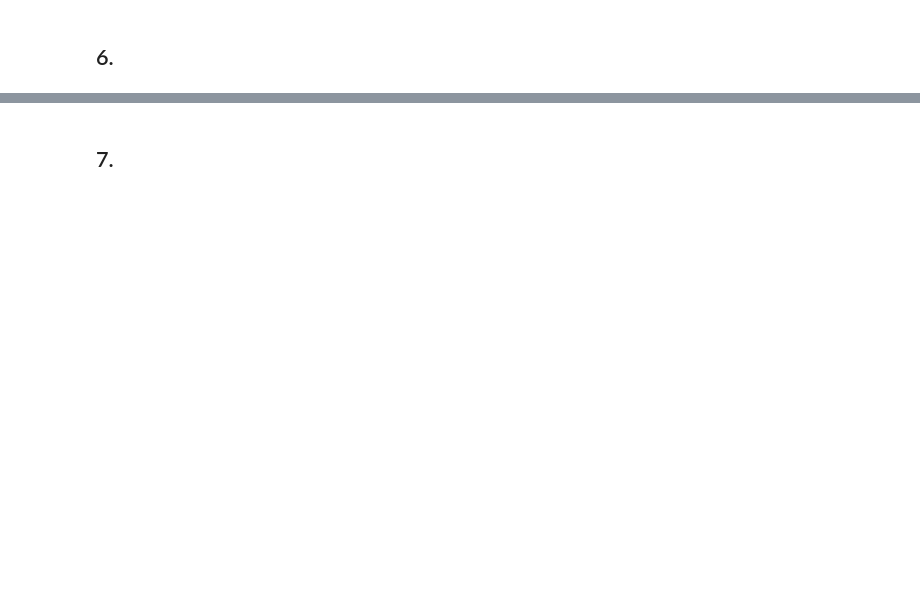
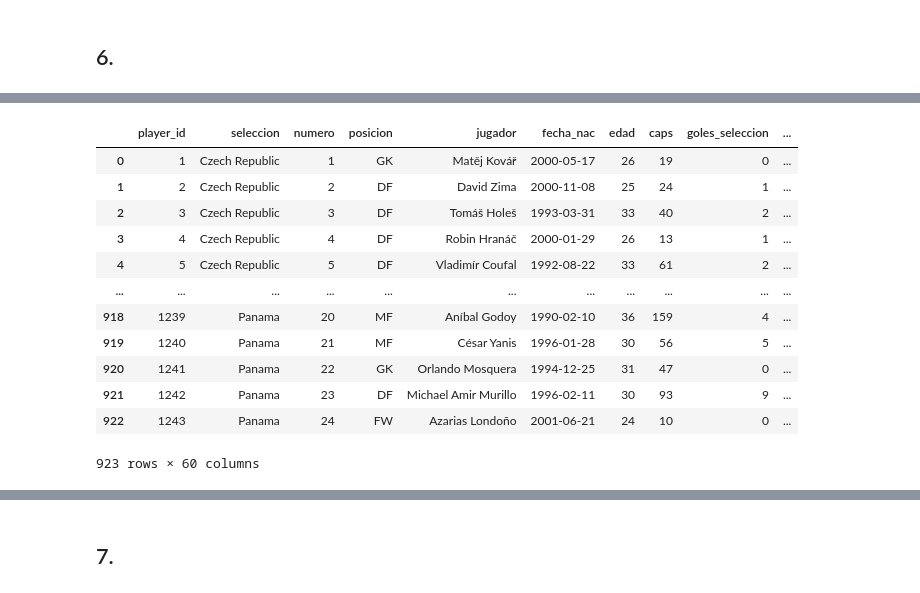
Before and after one commit to vinpalonsky/tp-labo-de-datos, a Jupyter notebook: ejercicio1.ipynb, the cells around one changed output, grey strips where cells are left out. Saved outputs shown, nothing was run; the diff lists cells and outputs as text; code cells hidden in the pictures; blank space fills up the shorter version.

```diff
--- a/ejercicio1.ipynb
+++ b/ejercicio1.ipynb
@@ -79,7 +78,5 @@ El rango etario dominante es entre 24 y 30 años
 # %%
-df_rango_etario = df_jugadores.copy() # Crear una copia del DataFrame para trabajar con el rango etario
-
-rango_etario = lambda edad: "A" if edad < 24 else ("B" if edad <= 30 else "C")
-df_rango_etario["rango_etario"] = [rango_etario(edad) for edad in df_rango_etario["edad"]]
-df_rango_etario.rango_etario.head()
+rango_etario = lambda edad : "A" if edad < 24 else ("B" if edad <= 30 else "C")
+df_jugadores["rango_etario"] = [rango_etario(edad) for edad in df_jugadores["edad"]]
+df_jugadores
 # %% [output]
@@ -129,0 +128,4 @@ df_jugadores.head()
+# %%
+variables_shooting = [col for col in df_jugadores.columns if col.startswith("shooting_")]
+df_jugadores.fillna({col: 0 for col in variables_shooting}, inplace=True) # Reemplazar los valores faltantes por 0
+print(df_jugadores[variables_shooting].isna().sum()) # Verificar que los valores faltantes hayan sido reemplazados
@@ -158,0 +175,5 @@ df_jugadores
+# %%
+copia = df_jugadores.copy() # Hago una copia del DataFrame para no modificar el original
+variables_keeper = [col for col in copia.columns if col.startswith("keeper_")]
+copia.fillna({col: 0 for col in variables_keeper}, inplace=True) # Reemplazar los valores faltantes por 0
+print(copia[variables_keeper].isna().sum()) # Verificar que los valores faltantes hayan sido reemplazados
@@ -160,0 +221,5 @@ df_jugadores
+# %%
+# Elimino las variables misc_performance_pkwon, misc_performance_pkcon, y las de keeper_ ya que tienen < 60% de cobertura.
+df_jugadores_limpia = df_jugadores.drop(columns=["misc_performance_pkwon", "misc_performance_pkcon"] + variables_keeper)
+df_jugadores_limpia.reset_index(drop=True, inplace=True) # Reiniciar el índice del DataFrame
+df_jugadores_limpia.columns.size
@@ -160,0 +241,18 @@ df_jugadores
+# %%
+df_jugadores_limpia.drop(df_jugadores_limpia[df_jugadores_limpia.isna().sum(axis=1)>30].index, inplace=True) # Elimino filas con más de 30 valores faltantes (mas de la mitad de las variables)
+df_jugadores_limpia.reset_index(drop=True, inplace=True) # Reseteo el índice del DataFrame
+df_jugadores_limpia
+# %% [output]
+|  | player_id | seleccion | numero | posicion | jugador | fecha_nac | edad | caps | goles_seleccion | ... |
+| 0 | 1 | Czech Republic | 1 | GK | Matěj Kovář | 2000-05-17 | 26 | 19 | 0 | ... |
+| 1 | 2 | Czech Republic | 2 | DF | David Zima | 2000-11-08 | 25 | 24 | 1 | ... |
+| 2 | 3 | Czech Republic | 3 | DF | Tomáš Holeš | 1993-03-31 | 33 | 40 | 2 | ... |
+| 3 | 4 | Czech Republic | 4 | DF | Robin Hranáč | 2000-01-29 | 26 | 13 | 1 | ... |
+| 4 | 5 | Czech Republic | 5 | DF | Vladimír Coufal | 1992-08-22 | 33 | 61 | 2 | ... |
+| ... | ... | ... | ... | ... | ... | ... | ... | ... | ... | ... |
+| 918 | 1239 | Panama | 20 | MF | Aníbal Godoy | 1990-02-10 | 36 | 159 | 4 | ... |
+| 919 | 1240 | Panama | 21 | MF | César Yanis | 1996-01-28 | 30 | 56 | 5 | ... |
+| 920 | 1241 | Panama | 22 | GK | Orlando Mosquera | 1994-12-25 | 31 | 47 | 0 | ... |
+| 921 | 1242 | Panama | 23 | DF | Michael Amir Murillo | 1996-02-11 | 30 | 93 | 9 | ... |
+| 922 | 1243 | Panama | 24 | FW | Azarias Londoño | 2001-06-21 | 24 | 10 | 0 | ... |
+923 rows × 60 columns
```
Also changed, not shown: parts of 27 cells of this notebook, 1 other file.
